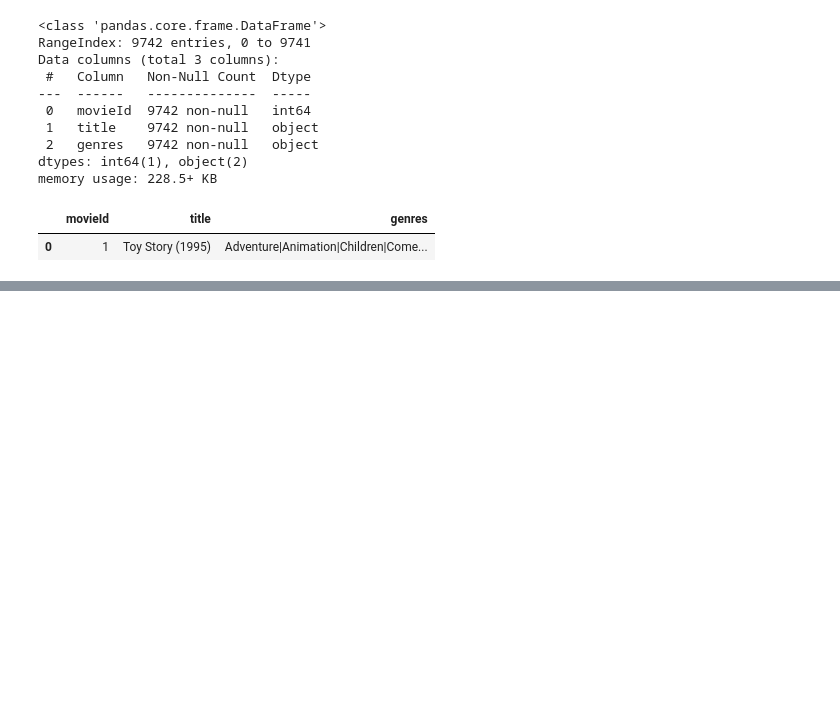
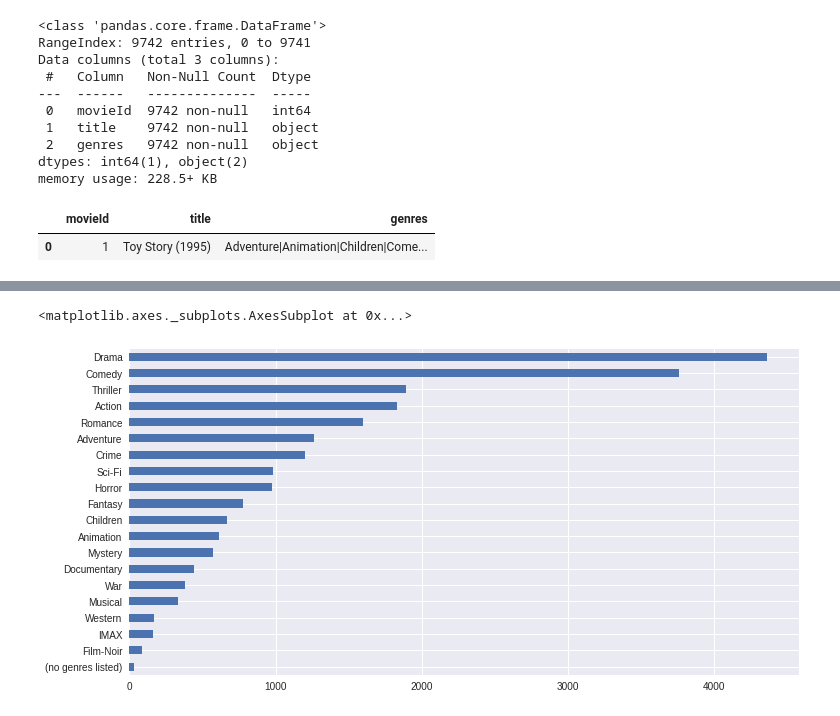
Before and after one commit to joaojulio/StudyProjects, a Jupyter notebook: Alura_quarentenadados.ipynb, the cells around one changed output, grey strips where cells are left out. Cells and saved outputs as stored; diff of their text form; code cells hidden in the pictures; blank space fills up the shorter version.

```diff
--- a/Alura_quarentenadados.ipynb
+++ b/Alura_quarentenadados.ipynb
@@ -171,0 +203,2 @@ Index(['movieId', 'title', 'genres', 'rating_avg', 'total_rates'], dtype='object
+# %%
+filmes_avaliados = notas_medias_por_filme.join(numero_avaliacoes, on='filmeId')
@@ -171,0 +209,2 @@ Index(['movieId', 'title', 'genres', 'rating_avg', 'total_rates'], dtype='object
+# %%
+filmes_avaliados = filmes_avaliados.rename(columns={'usuarioId':'total_avaliacoes'})
@@ -171,0 +232,2 @@ Index(['movieId', 'title', 'genres', 'rating_avg', 'total_rates'], dtype='object
+# %%
+filmes_avaliados['nota_media'] = filmes_avaliados['nota_media'].round(2)
@@ -171,0 +293,2 @@ Index(['movieId', 'title', 'genres', 'rating_avg', 'total_rates'], dtype='object
+# %%
+generos_dos_filmes = filmes_avaliados['generos'].str.get_dummies()
@@ -171,0 +332,5 @@ Index(['movieId', 'title', 'genres', 'rating_avg', 'total_rates'], dtype='object
+# %%
+generos_dos_filmes.sum().sort_values().plot(kind='barh', figsize=(12,6))
+# %% [output]
+<matplotlib.axes._subplots.AxesSubplot at 0x...>
+[figure, added]
```
Also changed, not shown: parts of 58 cells of this notebook.
